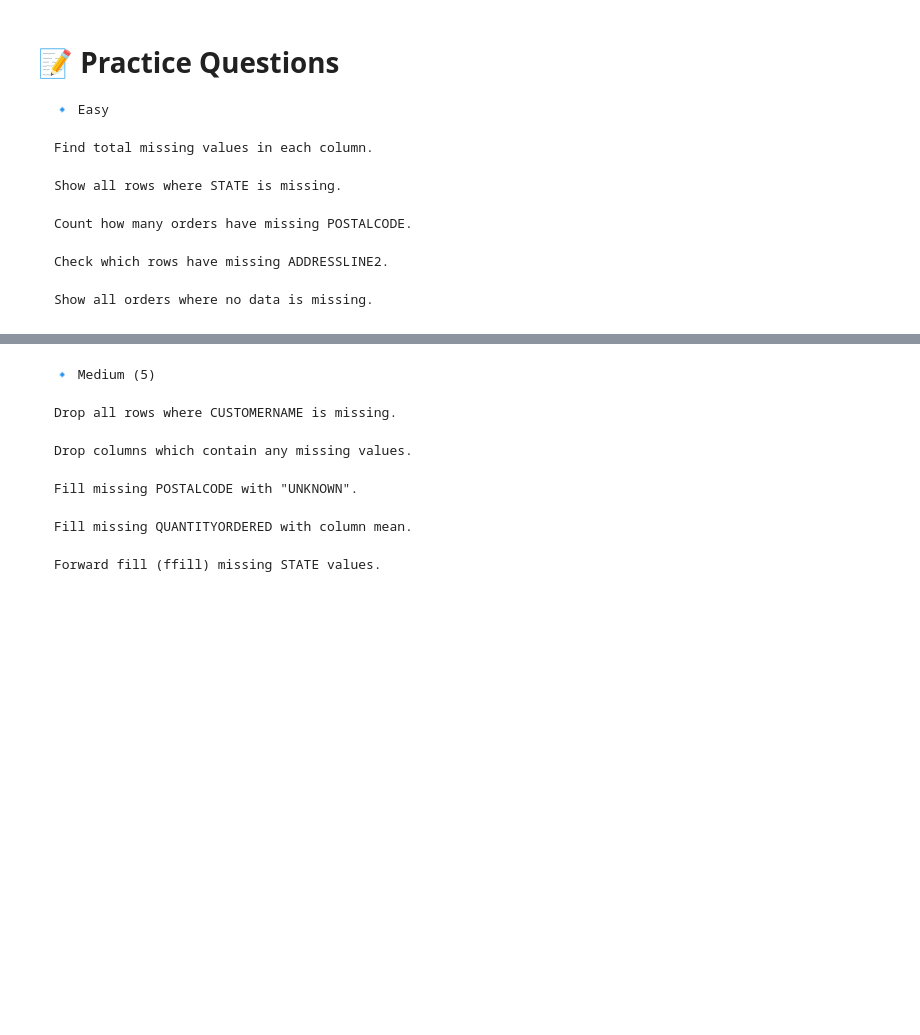
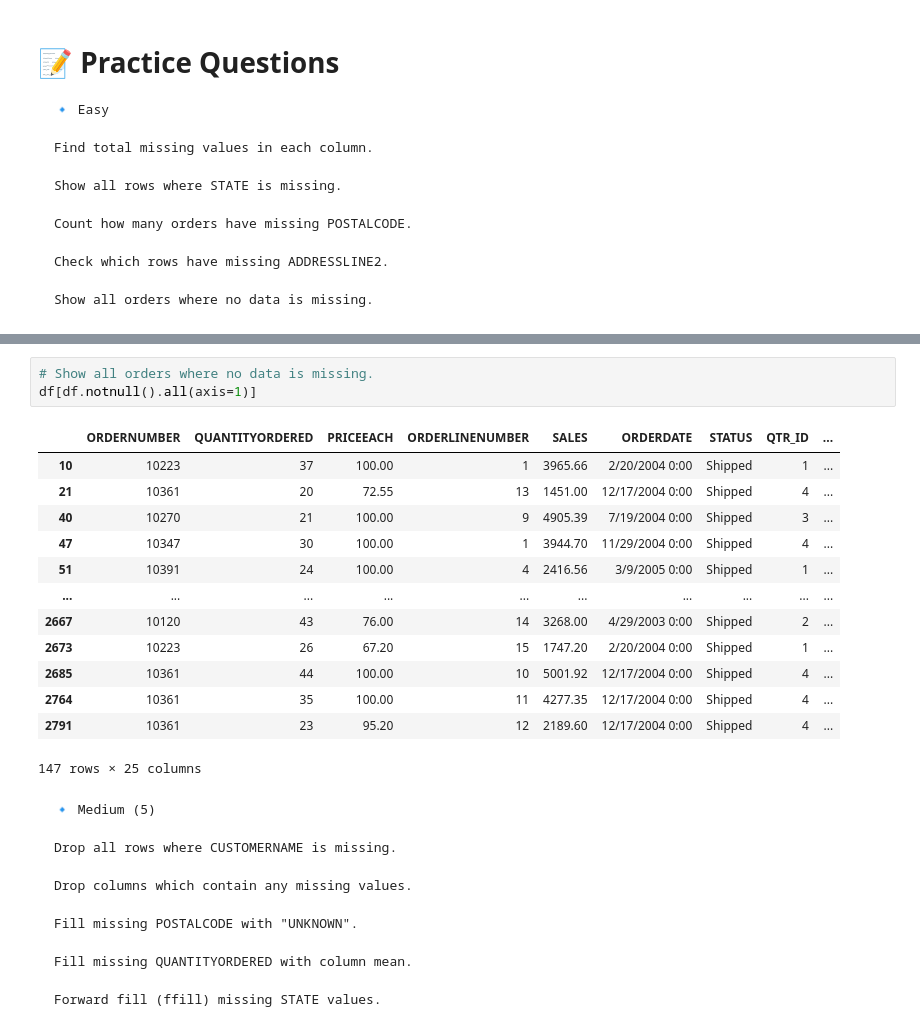
Before and after one commit to Ansh-Patoliya/python_learning, a Jupyter notebook: day_19/Handle_missing_data.ipynb, the cells around one changed output, grey strips where cells are left out. Saved outputs shown, nothing was run; the diff lists cells and outputs as text; blank space fills up the shorter version.

Commit message:
Update Handle_missing_data notebook with new exercises for missing data analysis; add __init__.py file

```diff
--- a/day_19/Handle_missing_data.ipynb
+++ b/day_19/Handle_missing_data.ipynb
@@ -176,3 +221,20 @@ memory usage: 551.5+ KB
+# %%
+# Show all orders where no data is missing.
+df[df.notnull().all(axis=1)]
+# %% [output]
+|  | ORDERNUMBER | QUANTITYORDERED | PRICEEACH | ORDERLINENUMBER | SALES | ORDERDATE | STATUS | QTR_ID | ... |
+| 10 | 10223 | 37 | 100.00 | 1 | 3965.66 | 2/20/2004 0:00 | Shipped | 1 | ... |
+| 21 | 10361 | 20 | 72.55 | 13 | 1451.00 | 12/17/2004 0:00 | Shipped | 4 | ... |
+| 40 | 10270 | 21 | 100.00 | 9 | 4905.39 | 7/19/2004 0:00 | Shipped | 3 | ... |
+| 47 | 10347 | 30 | 100.00 | 1 | 3944.70 | 11/29/2004 0:00 | Shipped | 4 | ... |
+| 51 | 10391 | 24 | 100.00 | 4 | 2416.56 | 3/9/2005 0:00 | Shipped | 1 | ... |
+| ... | ... | ... | ... | ... | ... | ... | ... | ... | ... |
+| 2667 | 10120 | 43 | 76.00 | 14 | 3268.00 | 4/29/2003 0:00 | Shipped | 2 | ... |
+| 2673 | 10223 | 26 | 67.20 | 15 | 1747.20 | 2/20/2004 0:00 | Shipped | 1 | ... |
+| 2685 | 10361 | 44 | 100.00 | 10 | 5001.92 | 12/17/2004 0:00 | Shipped | 4 | ... |
+| 2764 | 10361 | 35 | 100.00 | 11 | 4277.35 | 12/17/2004 0:00 | Shipped | 4 | ... |
+| 2791 | 10361 | 23 | 95.20 | 12 | 2189.60 | 12/17/2004 0:00 | Shipped | 4 | ... |
+147 rows × 25 columns
 # %% [markdown]
     🔹 Medium (5)
 
```
Also changed, not shown: parts of 8 cells of this notebook, 1 other file.
